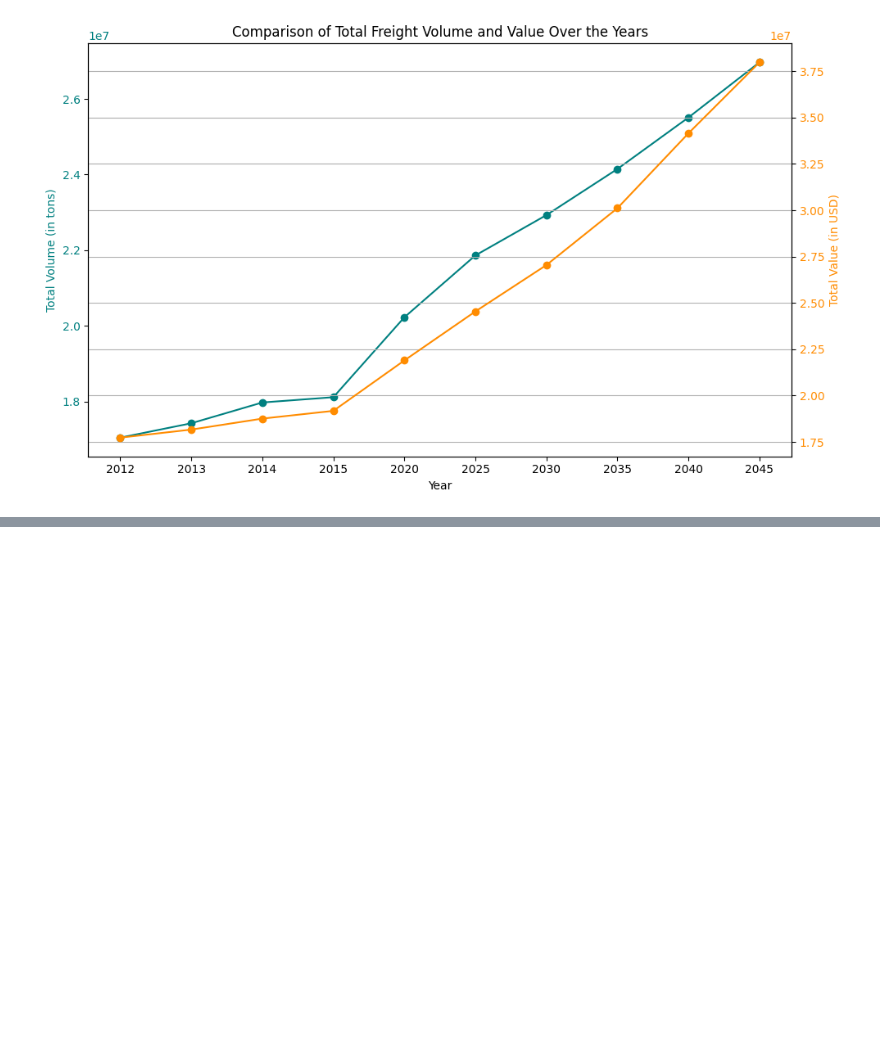
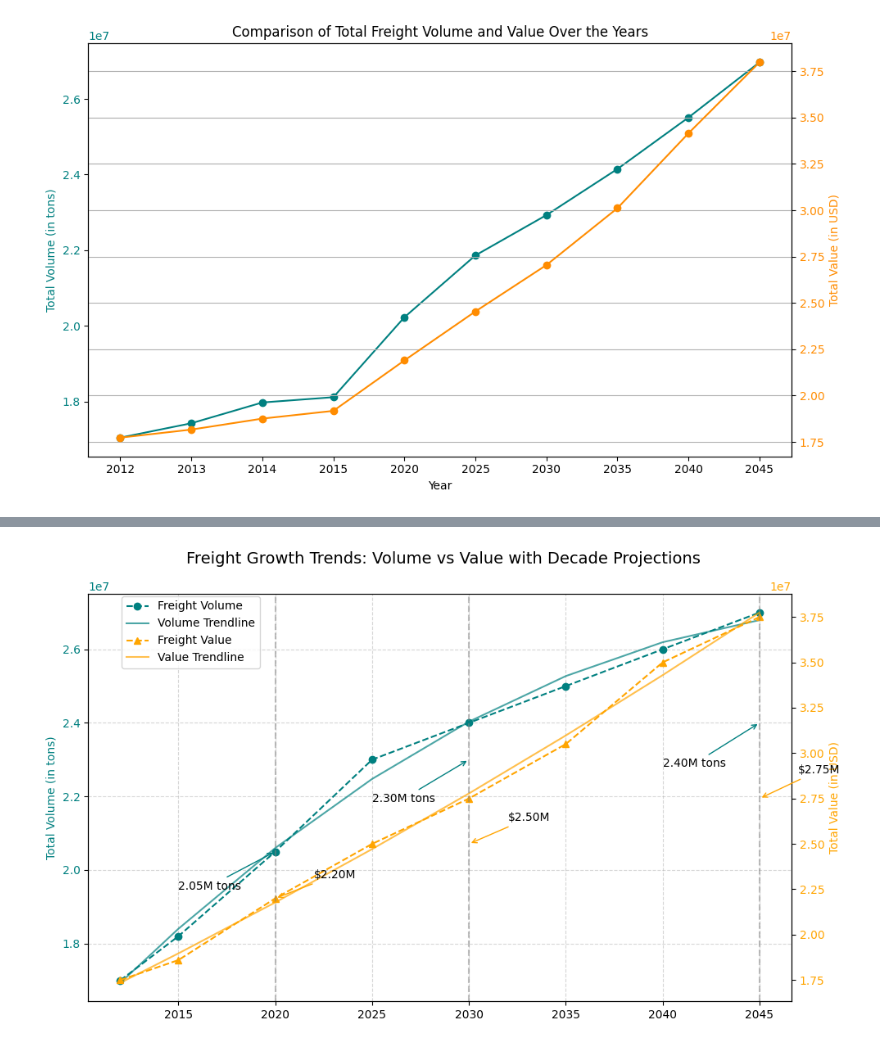
Before and after one commit to Om700-create/Freight_Analysis_Framework-, a Jupyter notebook: notebooks/01_eda.ipynb, the cells around one changed output, grey strips where cells are left out. Saved outputs shown, nothing was run; the diff lists cells and outputs as text; code cells hidden in the pictures; blank space fills up the shorter version.

```diff
--- a/notebooks/01_eda.ipynb
+++ b/notebooks/01_eda.ipynb
@@ -406,0 +547,53 @@ plt.show()
+# %%
+import matplotlib.pyplot as plt
+import numpy as np
+
+# Data
+years = [2012, 2015, 2020, 2025, 2030, 2035, 2040, 2045]
+freight_volume = [1.7e7, 1.82e7, 2.05e7, 2.3e7, 2.4e7, 2.5e7, 2.6e7, 2.7e7]
+freight_value = [1.75e7, 1.86e7, 2.2e7, 2.5e7, 2.75e7, 3.05e7, 3.5e7, 3.75e7]
+
+# Trendlines
+volume_trend = np.poly1d(np.polyfit(years, freight_volume, 2))
+value_trend = np.poly1d(np.polyfit(years, freight_value, 2))
+
+# Create the plot
+fig, ax1 = plt.subplots(figsize=(10, 6))
+
+# Plot Freight Volume (Primary Y-axis)
+ax1.plot(years, freight_volume, 'o--', color='teal', label='Freight Volume')
+ax1.plot(years, volume_trend(years), '-', color='teal', alpha=0.7, label='Volume Trendline')
+ax1.set_ylabel('Total Volume (in tons)', color='teal')
+ax1.tick_params(axis='y', labelcolor='teal')
+ax1.grid(visible=True, linestyle='--', alpha=0.5)
+
+# Annotate Key Volume Years
+for i, year in enumerate([2020, 2030, 2045]):
+    ax1.annotate(f'{freight_volume[i+2]/1e7:.2f}M tons', xy=(year, freight_volume[i+2]),
+                 xytext=(year-5, freight_volume[i+2]*0.95),
+                 arrowprops=dict(arrowstyle='->', color='teal'))
+
+# Add a Secondary Y-axis for Freight Value
+ax2 = ax1.twinx()
+ax2.plot(years, freight_value, '^--', color='orange', label='Freight Value')
+ax2.plot(years, value_trend(years), '-', color='orange', alpha=0.7, label='Value Trendline')
+ax2.set_ylabel('Total Value (in USD)', color='orange')
+ax2.tick_params(axis='y', labelcolor='orange')
+
+# Annotate Key Value Years
+for i, year in enumerate([2020, 2030, 2045]):
+    ax2.annotate(f'${freight_value[i+2]/1e7:.2f}M', xy=(year, freight_value[i+2]),
+                 xytext=(year+2, freight_value[i+2]*1.05),
+                 arrowprops=dict(arrowstyle='->', color='orange'))
+
+# Add Vertical Lines for Decade Markers
+for year in [2020, 2030, 2045]:
+    plt.axvline(x=year, color='gray', linestyle='--', alpha=0.5)
+
+# Title and Legend
+fig.suptitle('Freight Growth Trends: Volume vs Value with Decade Projections', fontsize=14)
+fig.tight_layout()
+fig.legend(loc='upper left', bbox_to_anchor=(0.1, 0.9))
+plt.show()
+# %% [output]
+[figure, added]
```
Also changed, not shown: parts of 5 cells of this notebook.
